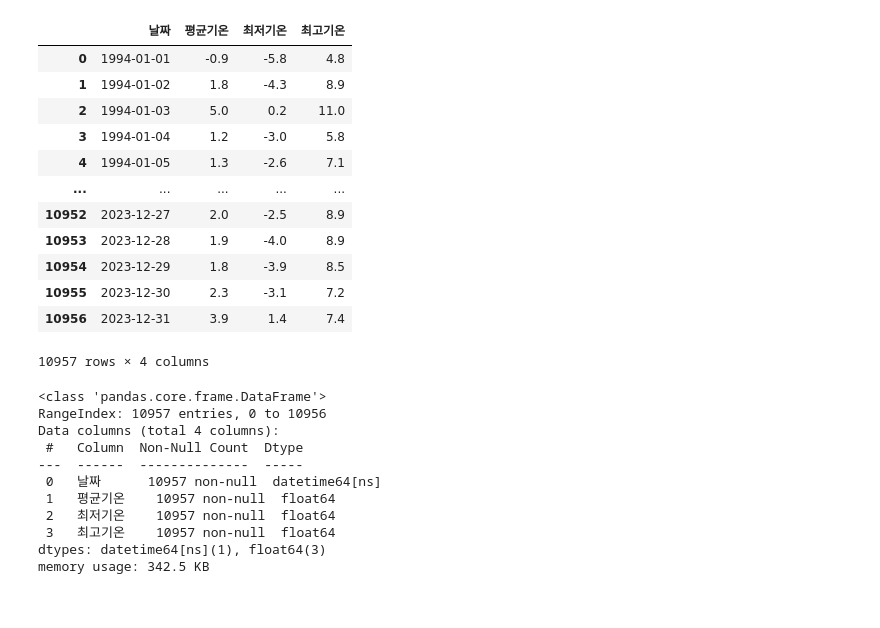
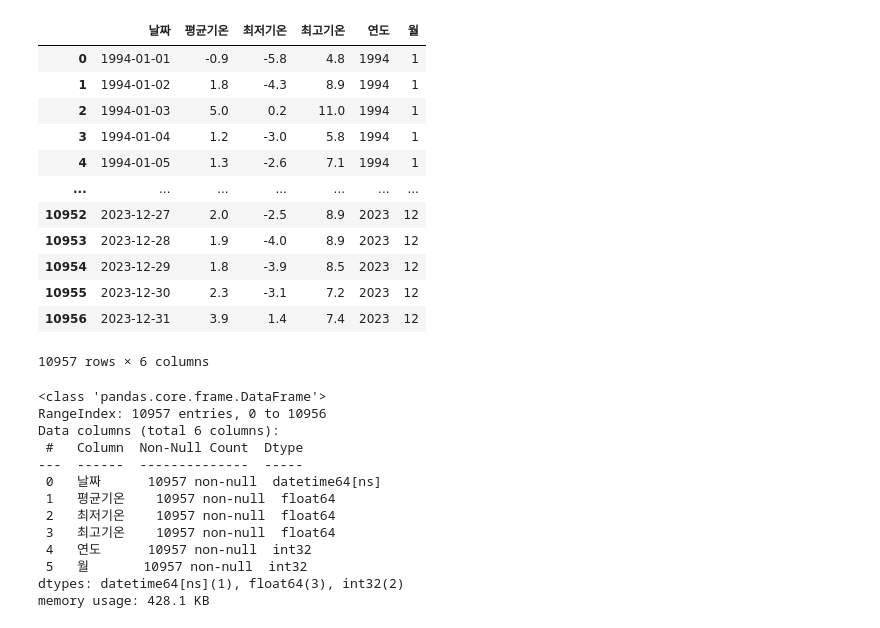
Before and after one commit to KDT-mini-project-06/KDT-mini_project-06, a Jupyter notebook: 이현길/temperature.ipynb, the cells around one changed output. Cells and saved outputs as stored; diff of their text form; code cells hidden in the pictures.

```diff
--- a/이현길/temperature.ipynb
+++ b/이현길/temperature.ipynb
@@ -10,33 +10,37 @@ pd.set_option('display.precision', 3)
 # %%
 file_temp = '../DATA/대구경북 기온 데이터 19940101-20231231.xlsx'
 tempDF = pd.read_excel(file_temp, header=7, index_col=None, parse_dates=True, usecols=[0,2,3,4])
 tempDF.columns = ['날짜', '평균기온', '최저기온', '최고기온']
+tempDF['연도'] = tempDF['날짜'].dt.year
+tempDF['월'] = tempDF['날짜'].dt.month
 tempDF
 # %% [output]
-|  | 날짜 | 평균기온 | 최저기온 | 최고기온 |
-| 0 | 1994-01-01 | -0.9 | -5.8 | 4.8 |
-| 1 | 1994-01-02 | 1.8 | -4.3 | 8.9 |
-| 2 | 1994-01-03 | 5.0 | 0.2 | 11.0 |
-| 3 | 1994-01-04 | 1.2 | -3.0 | 5.8 |
-| 4 | 1994-01-05 | 1.3 | -2.6 | 7.1 |
-| ... | ... | ... | ... | ... |
-| 10952 | 2023-12-27 | 2.0 | -2.5 | 8.9 |
-| 10953 | 2023-12-28 | 1.9 | -4.0 | 8.9 |
-| 10954 | 2023-12-29 | 1.8 | -3.9 | 8.5 |
-| 10955 | 2023-12-30 | 2.3 | -3.1 | 7.2 |
-| 10956 | 2023-12-31 | 3.9 | 1.4 | 7.4 |
+|  | 날짜 | 평균기온 | 최저기온 | 최고기온 | 연도 | 월 |
+| 0 | 1994-01-01 | -0.9 | -5.8 | 4.8 | 1994 | 1 |
+| 1 | 1994-01-02 | 1.8 | -4.3 | 8.9 | 1994 | 1 |
+| 2 | 1994-01-03 | 5.0 | 0.2 | 11.0 | 1994 | 1 |
+| 3 | 1994-01-04 | 1.2 | -3.0 | 5.8 | 1994 | 1 |
+| 4 | 1994-01-05 | 1.3 | -2.6 | 7.1 | 1994 | 1 |
+| ... | ... | ... | ... | ... | ... | ... |
+| 10952 | 2023-12-27 | 2.0 | -2.5 | 8.9 | 2023 | 12 |
+| 10953 | 2023-12-28 | 1.9 | -4.0 | 8.9 | 2023 | 12 |
+| 10954 | 2023-12-29 | 1.8 | -3.9 | 8.5 | 2023 | 12 |
+| 10955 | 2023-12-30 | 2.3 | -3.1 | 7.2 | 2023 | 12 |
+| 10956 | 2023-12-31 | 3.9 | 1.4 | 7.4 | 2023 | 12 |
-10957 rows × 4 columns
+10957 rows × 6 columns
 # %%
 tempDF.info()
 # %% [output]
 <class 'pandas.core.frame.DataFrame'>
 RangeIndex: 10957 entries, 0 to 10956
-Data columns (total 4 columns):
+Data columns (total 6 columns):
  #   Column  Non-Null Count  Dtype
 ---  ------  --------------  -----
  0   날짜      10957 non-null  datetime64[ns]
  1   평균기온    10957 non-null  float64
  2   최저기온    10957 non-null  float64
  3   최고기온    10957 non-null  float64
-dtypes: datetime64[ns](1), float64(3)
-memory usage: 342.5 KB
+ 4   연도      10957 non-null  int32
+ 5   월       10957 non-null  int32
+dtypes: datetime64[ns](1), float64(3), int32(2)
+memory usage: 428.1 KB
```
Also changed, not shown: parts of 23 cells of this notebook, 1 other file.
